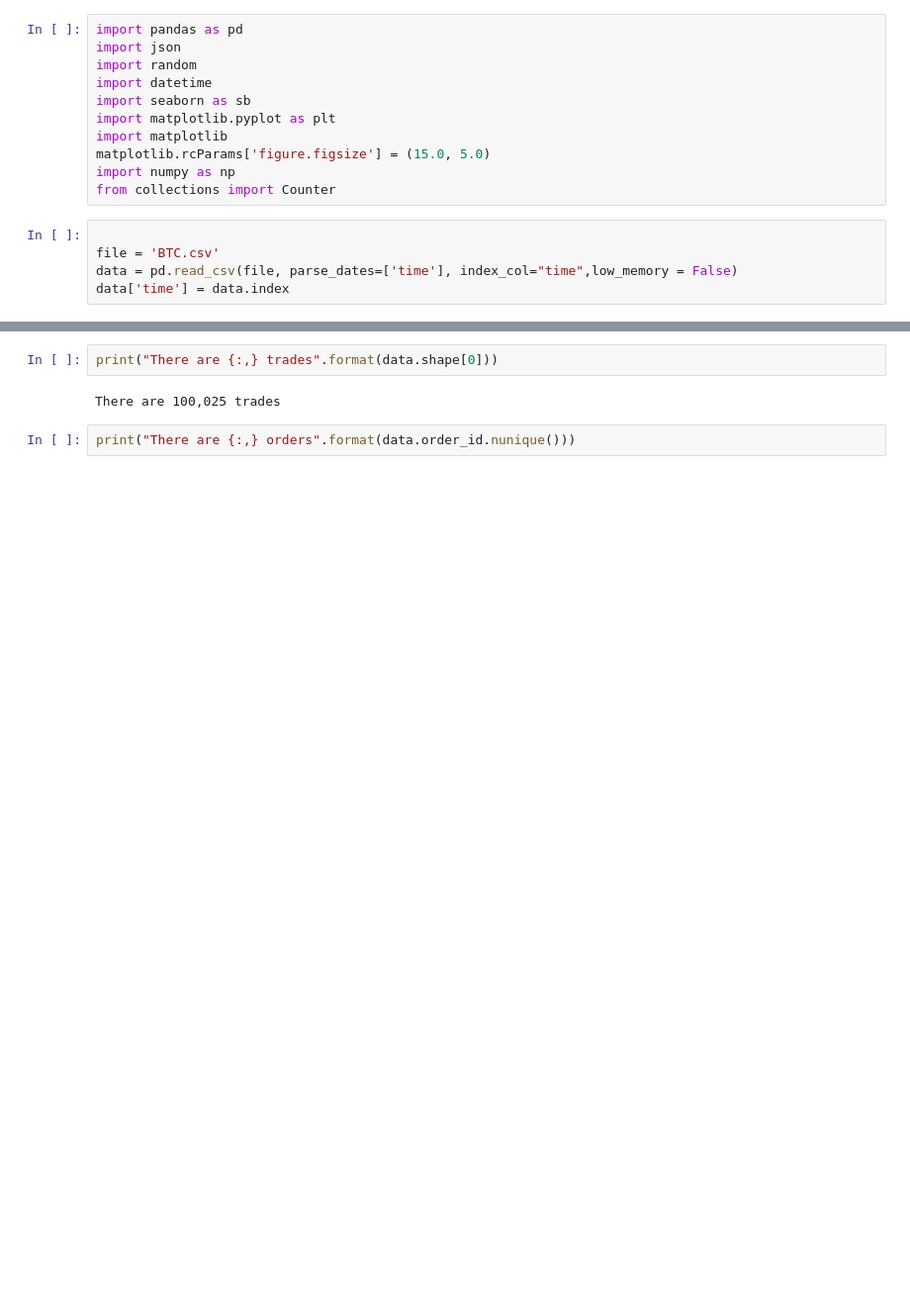
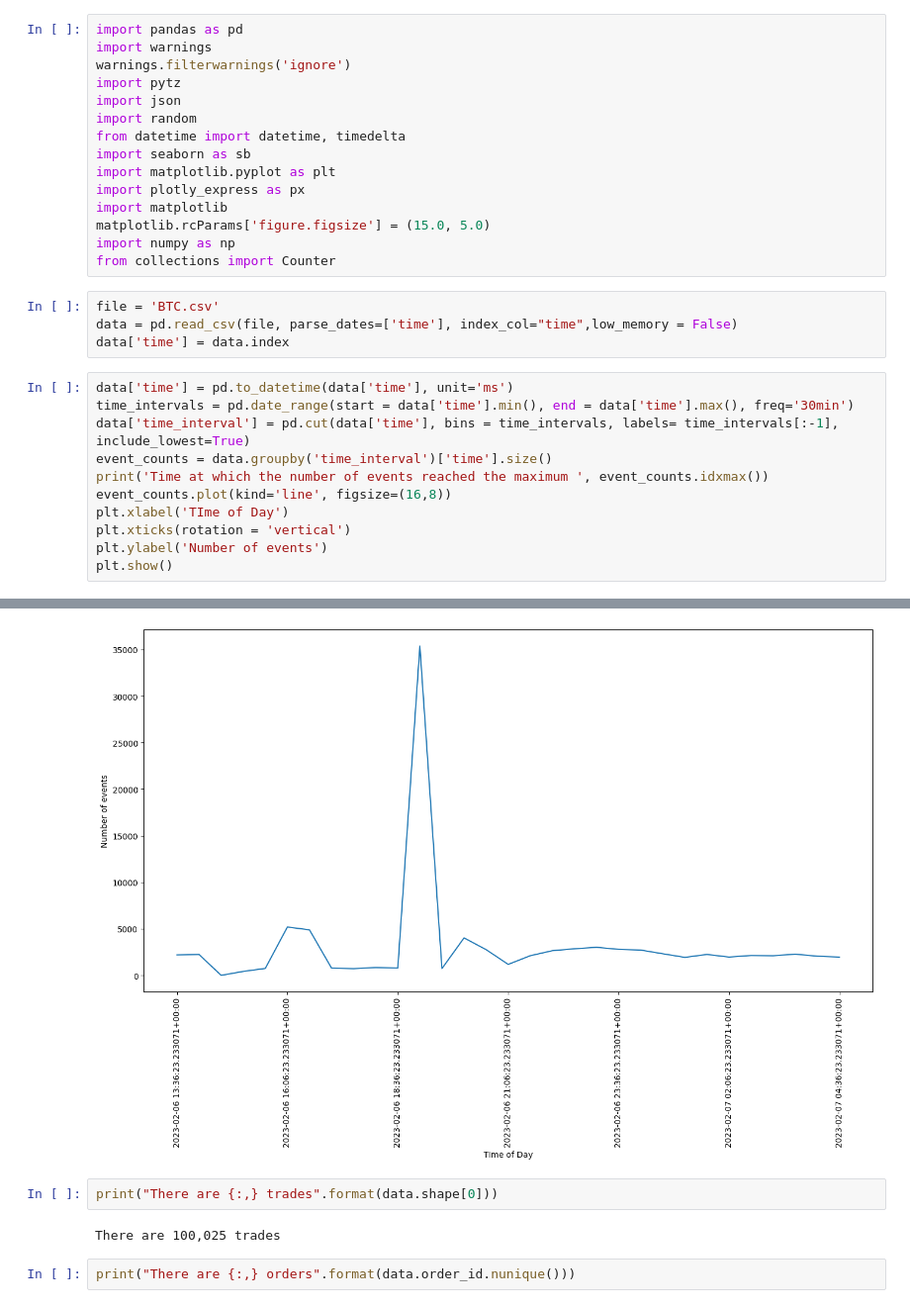
Before and after one commit to karthick-yes/HFT_BTC, a Jupyter notebook: data.ipynb, the cells around one changed output, grey strips where cells are left out. Shown: that part at 99% size. Drawn from its saved outputs; the diff is of its cells as text; blank space fills up the shorter version.

```diff
--- a/data.ipynb
+++ b/data.ipynb
@@ -1,16 +1,31 @@
 # %%
 import pandas as pd
+import warnings
+warnings.filterwarnings('ignore')
+import pytz
 import json
 import random
-import datetime
+from datetime import datetime, timedelta
 import seaborn as sb
 import matplotlib.pyplot as plt
+import plotly_express as px
 import matplotlib
 matplotlib.rcParams['figure.figsize'] = (15.0, 5.0)
 import numpy as np
 from collections import Counter
 # %%
-
 file = 'BTC.csv'
 data = pd.read_csv(file, parse_dates=['time'], index_col="time",low_memory = False)
 data['time'] = data.index
+# %%
+data['time'] = pd.to_datetime(data['time'], unit='ms')
+time_intervals = pd.date_range(start = data['time'].min(), end = data['time'].max(), freq='30min')
+data['time_interval'] = pd.cut(data['time'], bins = time_intervals, labels= time_intervals[:-1], include_lowest=True)
+event_counts = data.groupby('time_interval')['time'].size()
+print('Time at which the number of events reached the maximum ', event_counts.idxmax())
+event_counts.plot(kind='line', figsize=(16,8))
+plt.xlabel('TIme of Day')
+plt.xticks(rotation = 'vertical')
+plt.ylabel('Number of events')
+plt.show()
+# %% [output]
@@ -17,3 +33,4 @@ data['time'] = data.index
+[figure, added]
 # %%
 print("There are {:,} trades".format(data.shape[0]))
 # %% [output]
```
Also changed, not shown: parts of 6 cells of this notebook, 1 other file.
